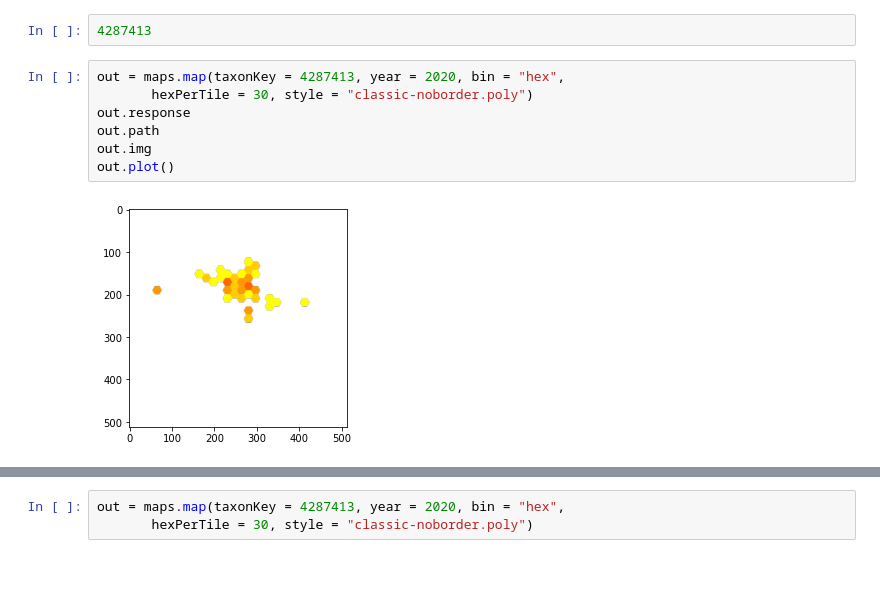
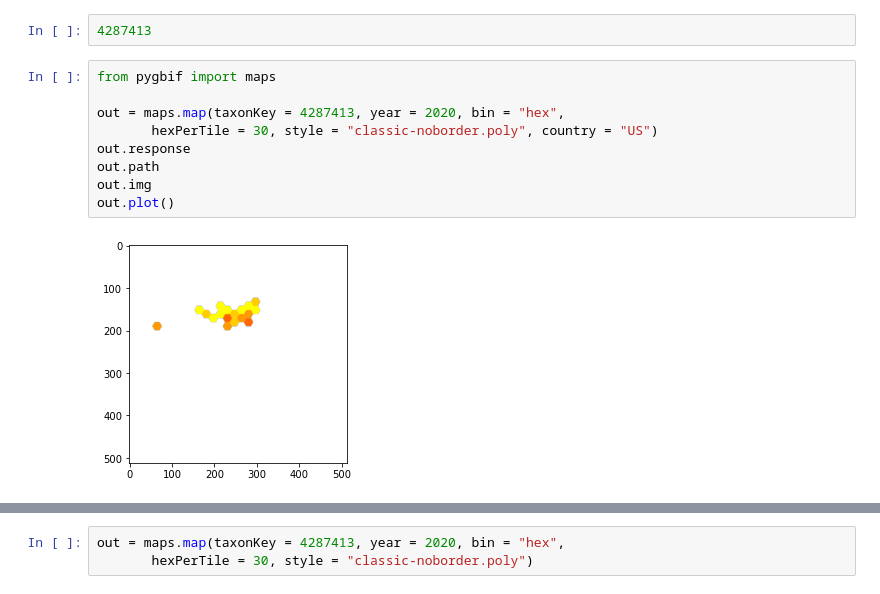
Before and after one commit to kabuf2020/ProbSet4, a Jupyter notebook: PS4_Tarrand.ipynb, the cells around one changed output, grey strips where cells are left out. Cells and saved outputs as stored; diff of their text form.

```diff
--- a/PS4_Tarrand.ipynb
+++ b/PS4_Tarrand.ipynb
@@ -145,11 +79,13 @@ species.name_suggest(q='Anolis sagrei')
 # %%
 4287413
 # %%
+from pygbif import maps
+
 out = maps.map(taxonKey = 4287413, year = 2020, bin = "hex",
-       hexPerTile = 30, style = "classic-noborder.poly")
+       hexPerTile = 30, style = "classic-noborder.poly", country = "US")
 out.response
 out.path
 out.img
 out.plot()
 # %% [output]
-[figure, old version]
+[figure, new version]
```
Also changed, not shown: parts of 7 cells of this notebook.
